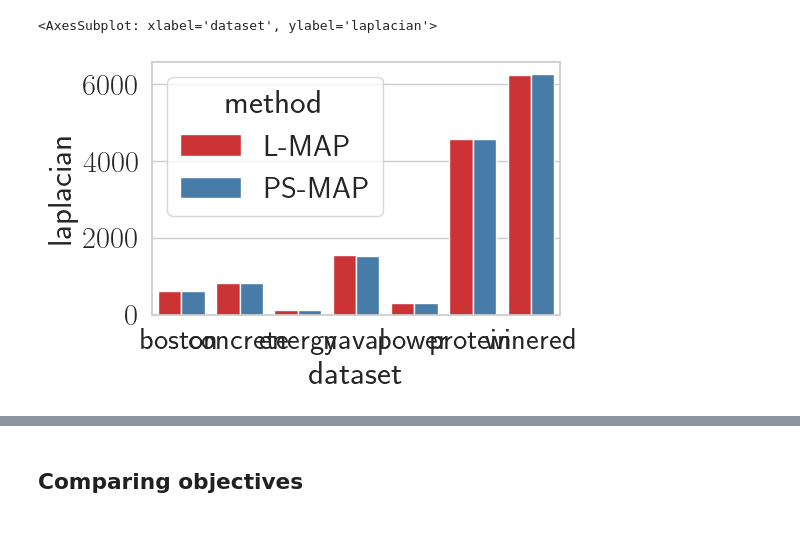
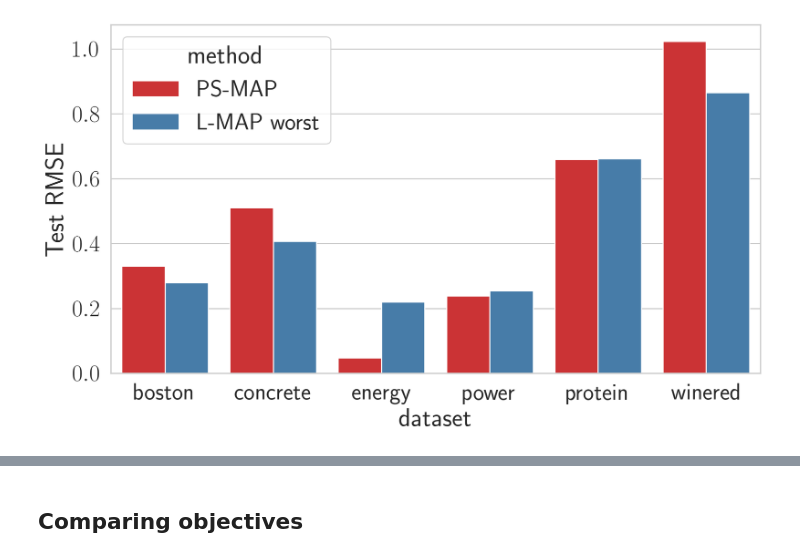
Before and after one commit to activatedgeek/function-space-map, a Jupyter notebook: notebooks/uci.ipynb, the cells around one changed output, grey strips where cells are left out. Cells and saved outputs as stored; diff of their text form; code cells hidden in the pictures; blank space fills up the shorter version.

```diff
--- a/notebooks/uci.ipynb
+++ b/notebooks/uci.ipynb
@@ -710,13 +804,15 @@ plt.legend()
-# %%
-# # # barplot of ratios
-# df = pd.DataFrame({'dataset': datasets, 'ratio': ratios})
-# sns.barplot(x='dataset', y='ratio', data=df)
-
-
-sns.barplot(x='dataset', y='laplacian', data=df_concat, hue='method')
-# %% [output]
-<AxesSubplot: xlabel='dataset', ylabel='laplacian'>
-[figure, removed]
+# %%
+# bar plot of best test loss
+plt.figure(figsize=(10, 6), dpi=200)
+df_best = pd.DataFrame({'dataset': datasets, 'PS-MAP': psmap_test_losses, 'L-MAP worst': worst_laplace_test_losses})
+df_best = df_best.melt('dataset', var_name='method', value_name='test_loss')
+sns.barplot(x='dataset', y='test_loss', hue='method', data=df_best)
+plt.ylabel('Test RMSE')
+plt.savefig('abbi/uci_worst.pdf', bbox_inches='tight')
+# plt.yscale('log')
+# plot ratios
+# %% [output]
+[figure, added]
 # %%
 import seaborn as sns
 sns.set(style="whitegrid", font_scale=2.0, rc={"lines.linewidth": 3.0})
```
Also changed, not shown: parts of 11 cells of this notebook, 1 other file.
